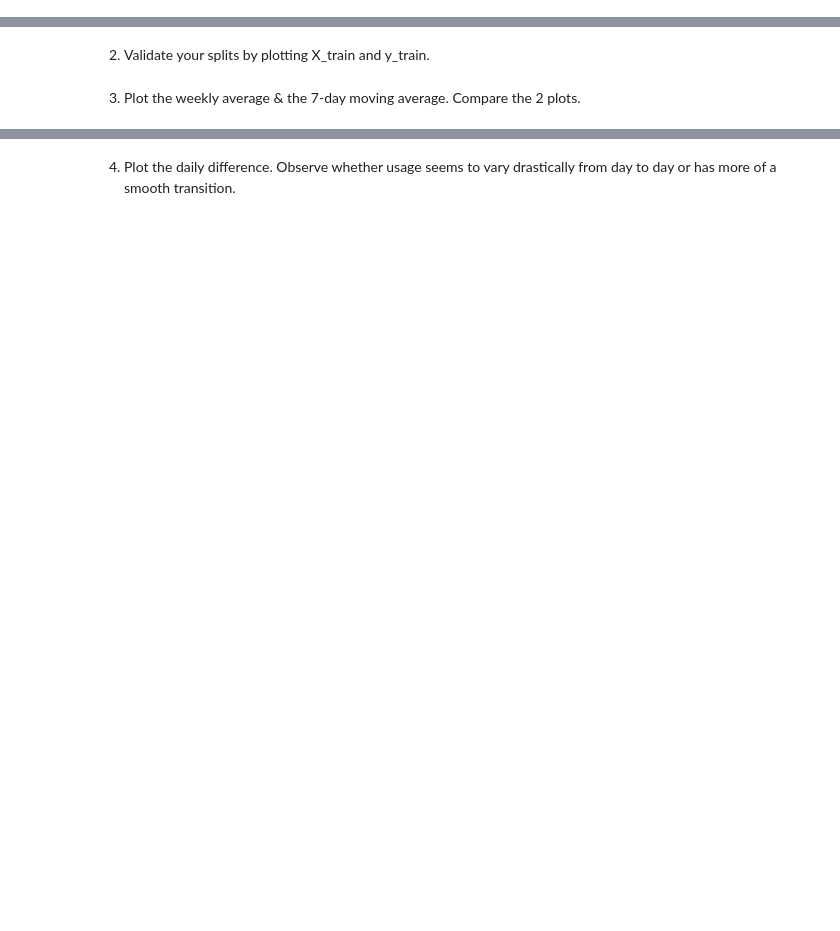
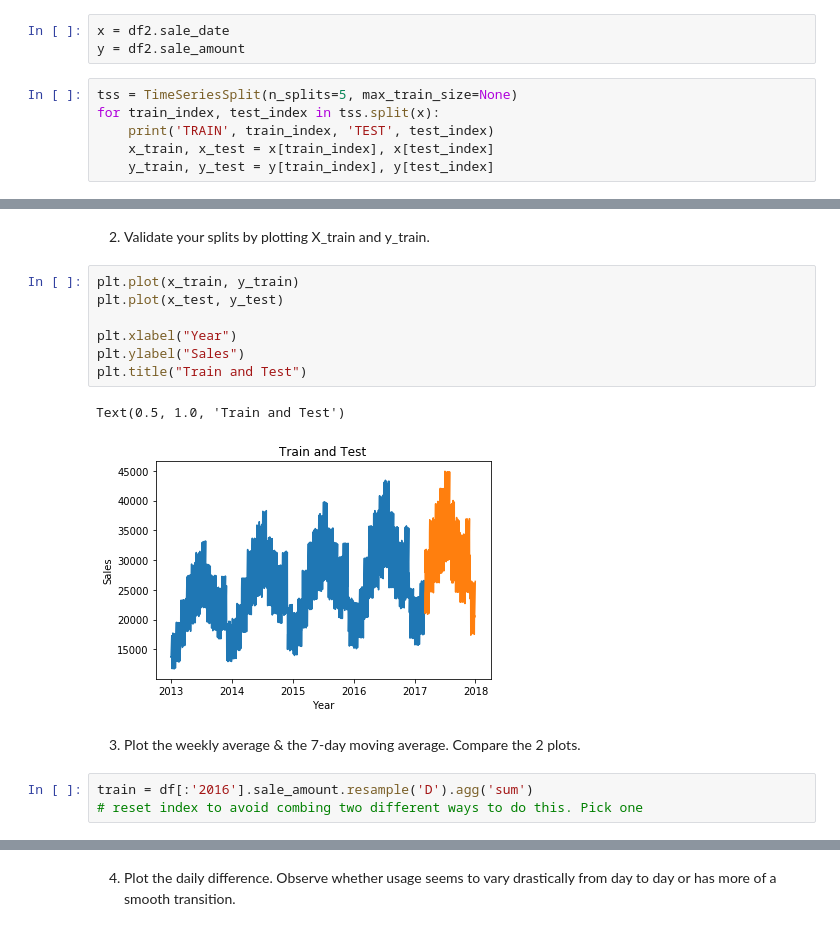
Before and after one commit to cari-holmes/ds-methodologies-exercises, a Jupyter notebook: time_series/explore.ipynb, the cells around one changed output, grey strips where cells are left out. Drawn from its saved outputs; the diff is of its cells as text; blank space fills up the shorter version.

```diff
--- a/time_series/explore.ipynb
+++ b/time_series/explore.ipynb
@@ -31,0 +42,9 @@ df.head(3)
+# %%
+x = df2.sale_date
+y = df2.sale_amount
+# %%
+tss = TimeSeriesSplit(n_splits=5, max_train_size=None)
+for train_index, test_index in tss.split(x):
+    print('TRAIN', train_index, 'TEST', test_index)
+    x_train, x_test = x[train_index], x[test_index]
+    y_train, y_test = y[train_index], y[test_index]
@@ -32,4 +69,17 @@ df.head(3)
 # %% [markdown]
 2. Validate your splits by plotting X_train and y_train.
+# %%
+plt.plot(x_train, y_train)
+plt.plot(x_test, y_test)
+
+plt.xlabel("Year")
+plt.ylabel("Sales")
+plt.title("Train and Test")
+# %% [output]
+Text(0.5, 1.0, 'Train and Test')
+[figure, added]
 # %% [markdown]
 3. Plot the weekly average & the 7-day moving average. Compare the 2 plots.
+# %%
+train = df[:'2016'].sale_amount.resample('D').agg('sum')
+# reset index to avoid combing two different ways to do this. Pick one
```
Also changed, not shown: parts of 15 cells of this notebook.
